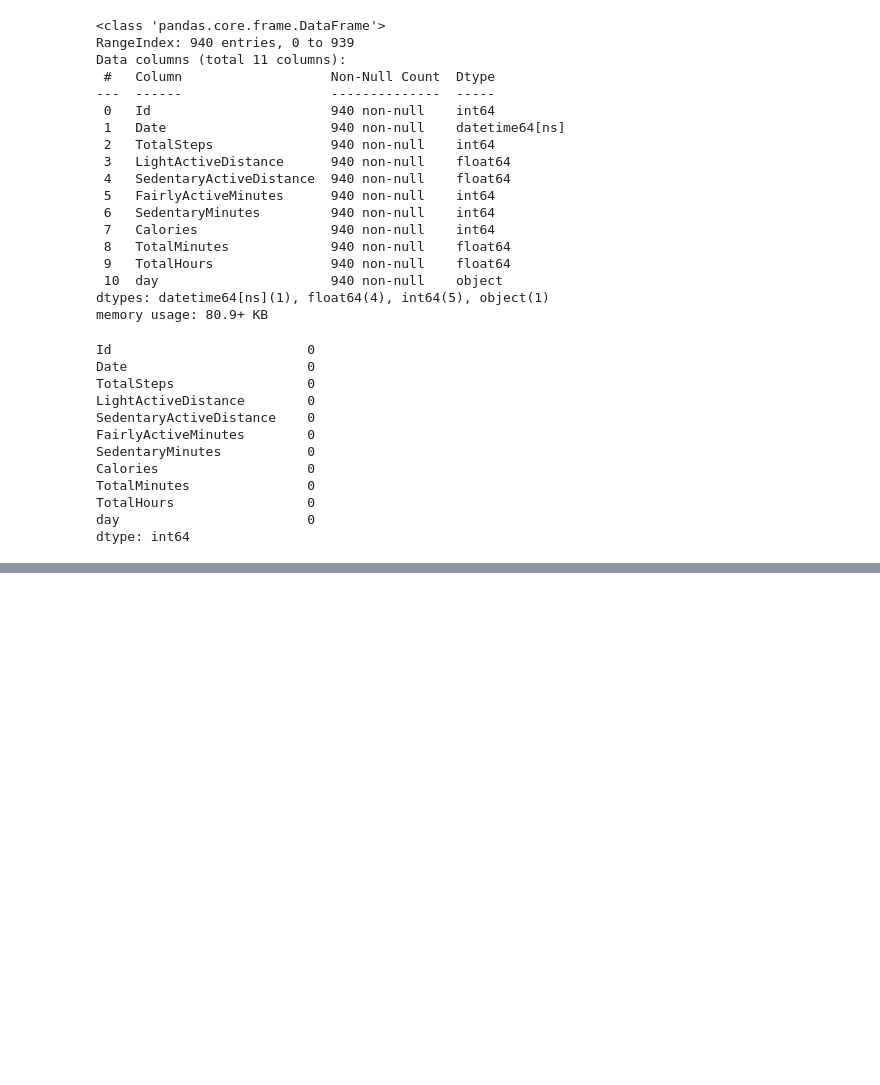
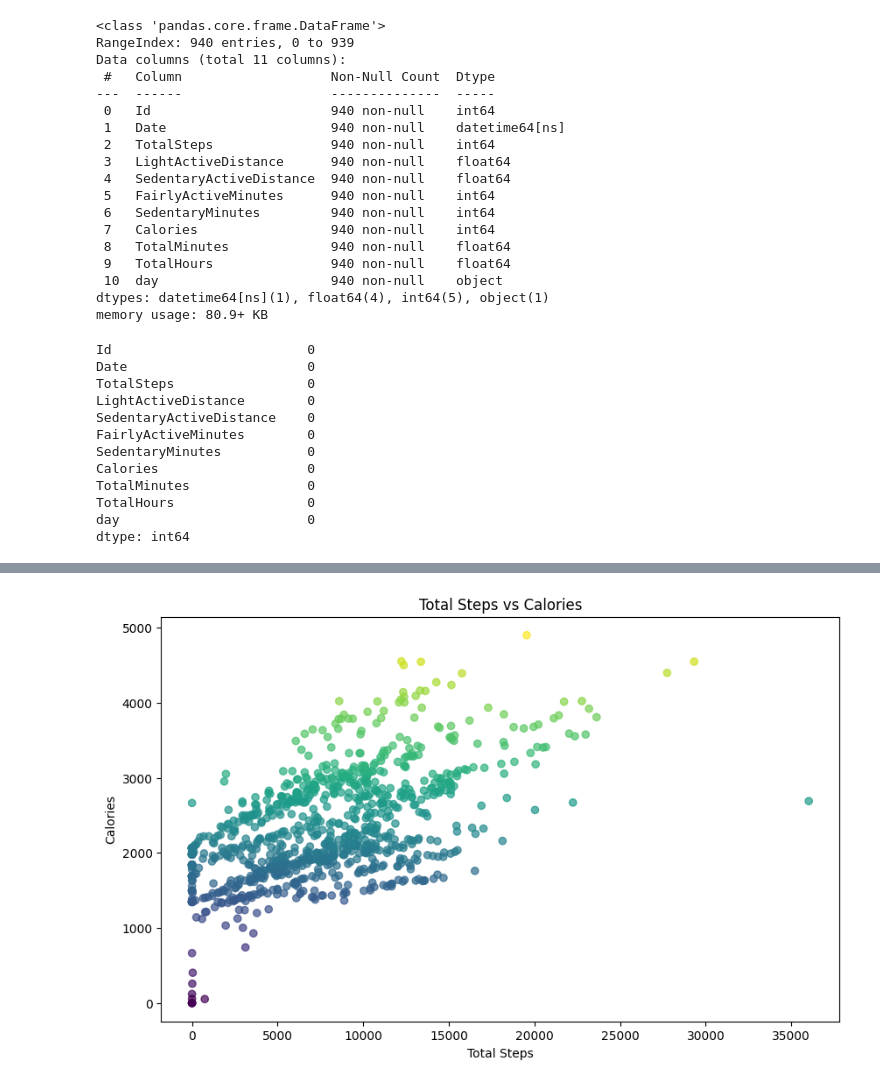
Before and after one commit to ahmedllshafiey/FitBit-Analysis, a Jupyter notebook: Bellabeat.ipynb, the cells around one changed output, grey strips where cells are left out. Cells and saved outputs as stored; diff of their text form; code cells hidden in the pictures; blank space fills up the shorter version.

```diff
--- a/Bellabeat.ipynb
+++ b/Bellabeat.ipynb
@@ -83,0 +116,9 @@ df.describe()
+# %%
+plt.figure(figsize=(10, 6))
+plt.scatter(x=df['TotalSteps'], y=df['Calories'], c=df['Calories'], alpha=0.7)
+plt.title('Total Steps vs Calories')
+plt.xlabel('Total Steps')
+plt.ylabel('Calories')
+plt.show()
+# %% [output]
+[figure, added]
```
Also changed, not shown: parts of 3 cells of this notebook.
